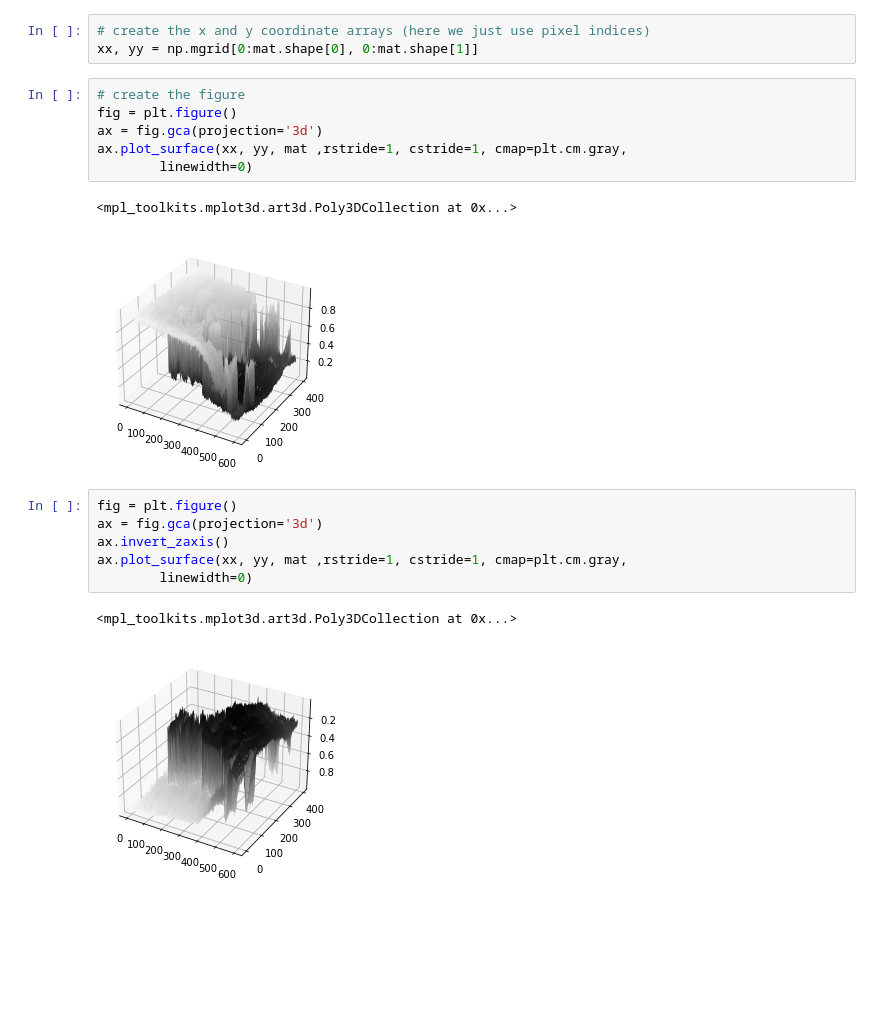
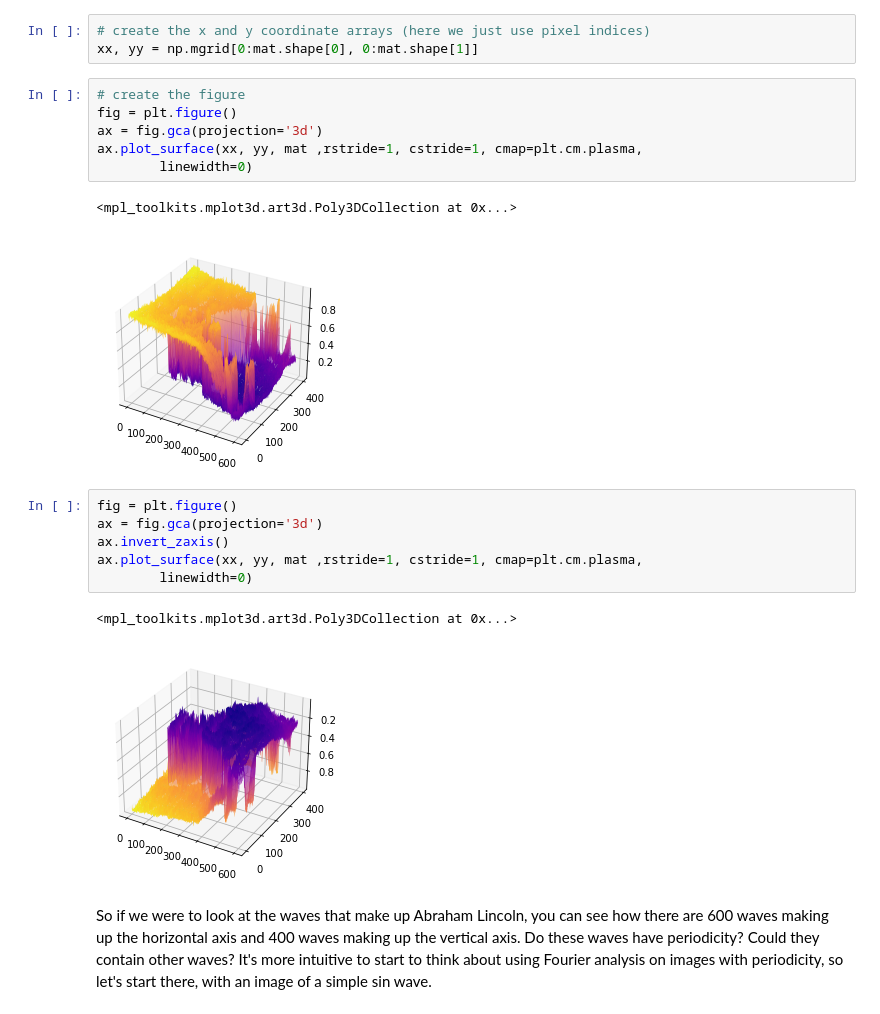
Before and after one commit to kwendt3/Fourier, a Jupyter notebook: 2D23D.ipynb, the cells around one changed output. Cells and saved outputs as stored; diff of their text form; blank space fills up the shorter version.

```diff
--- a/2D23D.ipynb
+++ b/2D23D.ipynb
@@ -35,18 +35,20 @@ xx, yy = np.mgrid[0:mat.shape[0], 0:mat.shape[1]]
 # %%
 # create the figure
 fig = plt.figure()
 ax = fig.gca(projection='3d')
-ax.plot_surface(xx, yy, mat ,rstride=1, cstride=1, cmap=plt.cm.gray,
+ax.plot_surface(xx, yy, mat ,rstride=1, cstride=1, cmap=plt.cm.plasma,
         linewidth=0)
 # %% [output]
 <mpl_toolkits.mplot3d.art3d.Poly3DCollection at 0x...>
-[figure, old version]
+[figure, new version]
 # %%
 fig = plt.figure()
 ax = fig.gca(projection='3d')
 ax.invert_zaxis()
-ax.plot_surface(xx, yy, mat ,rstride=1, cstride=1, cmap=plt.cm.gray,
+ax.plot_surface(xx, yy, mat ,rstride=1, cstride=1, cmap=plt.cm.plasma,
         linewidth=0)
 # %% [output]
 <mpl_toolkits.mplot3d.art3d.Poly3DCollection at 0x...>
-[figure, old version]
+[figure, new version]
+# %% [markdown]
+So if we were to look at the waves that make up Abraham Lincoln, you can see how there are 600 waves making up the horizontal axis and 400 waves making up the vertical axis. Do these waves have periodicity? Could they contain other waves? It's more intuitive to start to think about using Fourier analysis on images with periodicity, so let's start there, with an image of a simple sin wave.
```
Also changed, not shown: parts of 10 cells of this notebook.
